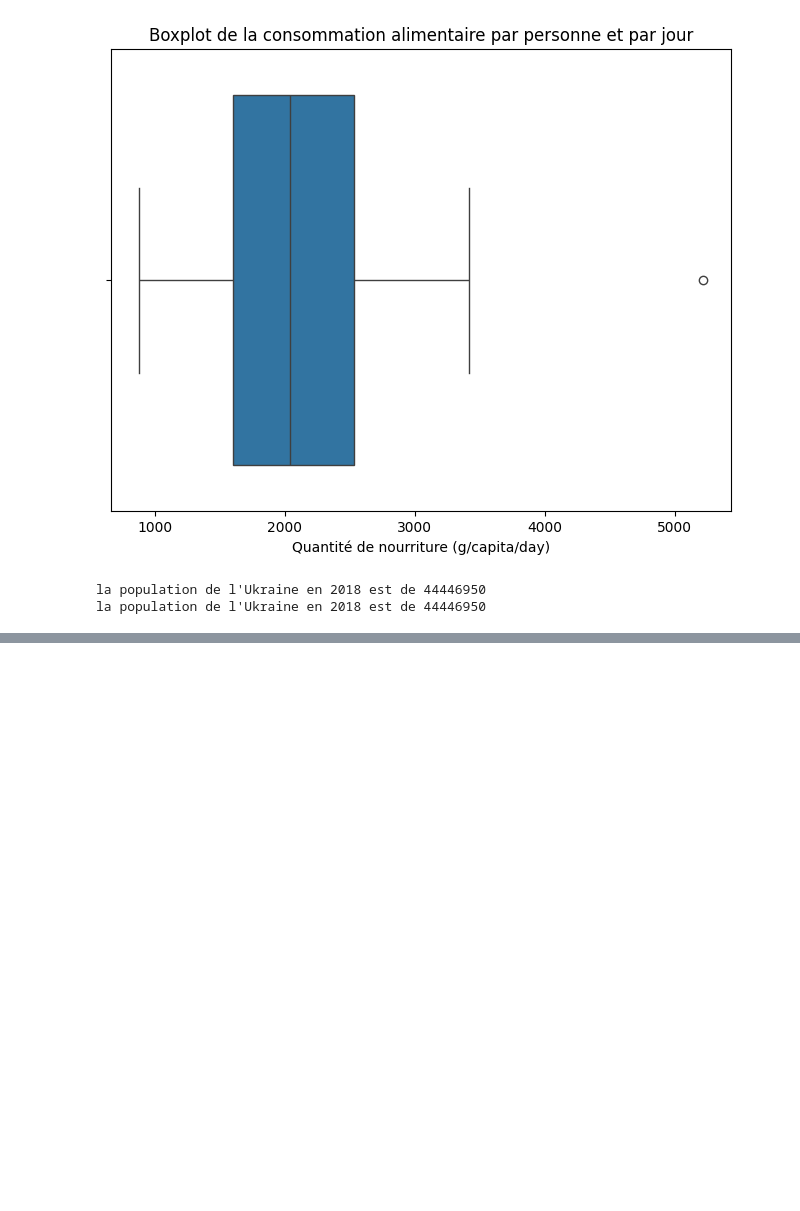
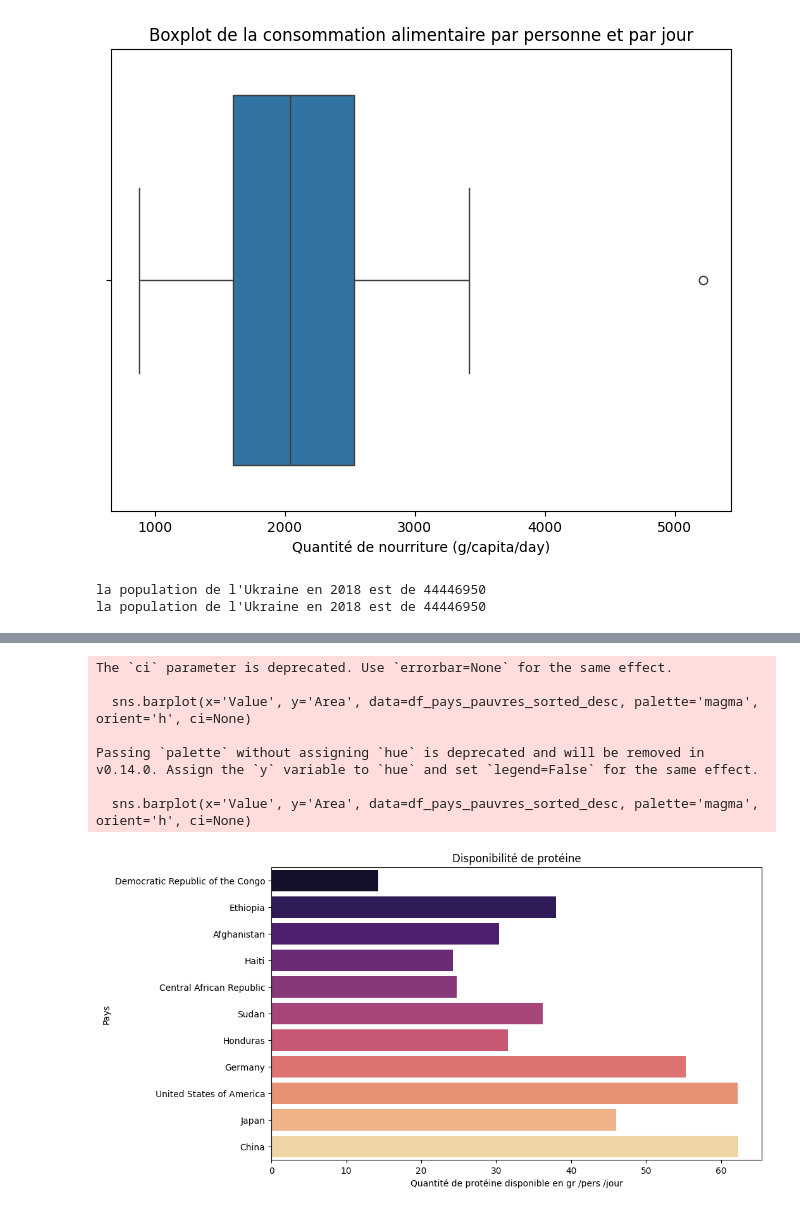
Before and after one commit to faridig/FAO_STAT, a Jupyter notebook: farid.ipynb, the cells around one changed output, grey strips where cells are left out. Cells and saved outputs as stored; diff of their text form; code cells hidden in the pictures; blank space fills up the shorter version.

```diff
--- a/farid.ipynb
+++ b/farid.ipynb
@@ -504,0 +545,26 @@ pu_2018
+# %%
+df_pays_pauvre = pd.read_csv('pays_pauvres_prot.csv')
+
+
+df_pays_pauvres_sorted_desc = df_pays_pauvre.sort_values(by='Value', ascending=True)
+
+df_pays_pauvres_sorted_desc
+
+plt.figure(figsize=(10, 6))
+
+sns.barplot(x='Value', y='Area', data=df_pays_pauvres_sorted_desc, palette='magma', orient='h', ci=None)
+
+plt.title('Disponibilité de protéine')
+plt.xlabel('Quantité de protéine disponible en gr /pers /jour')
+plt.ylabel('Pays')
+
+plt.show()
+# %% [output]
+The `ci` parameter is deprecated. Use `errorbar=None` for the same effect.
+
+  sns.barplot(x='Value', y='Area', data=df_pays_pauvres_sorted_desc, palette='magma', orient='h', ci=None)
+
+Passing `palette` without assigning `hue` is deprecated and will be removed in v0.14.0. Assign the `y` variable to `hue` and set `legend=False` for the same effect.
+
+  sns.barplot(x='Value', y='Area', data=df_pays_pauvres_sorted_desc, palette='magma', orient='h', ci=None)
+[figure, added]
```
Also changed, not shown: parts of 7 cells of this notebook, 1 other file.
